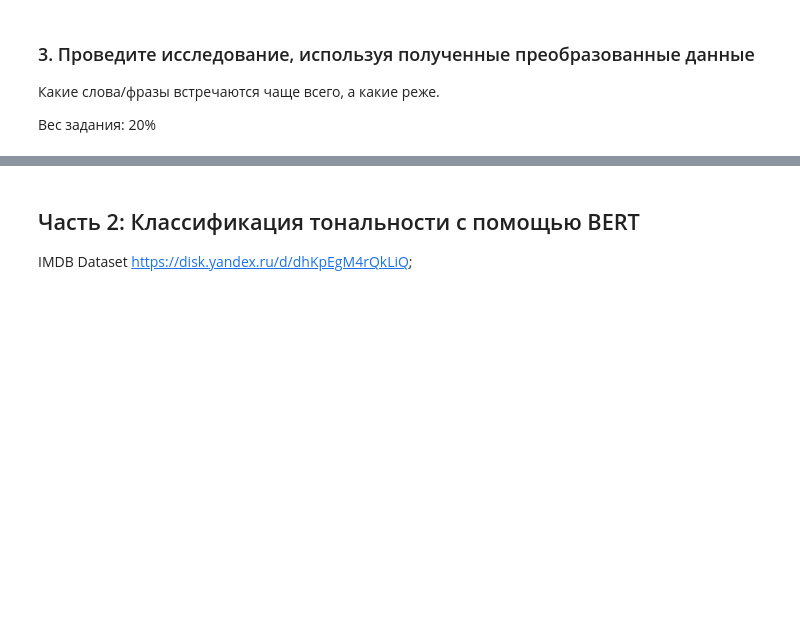
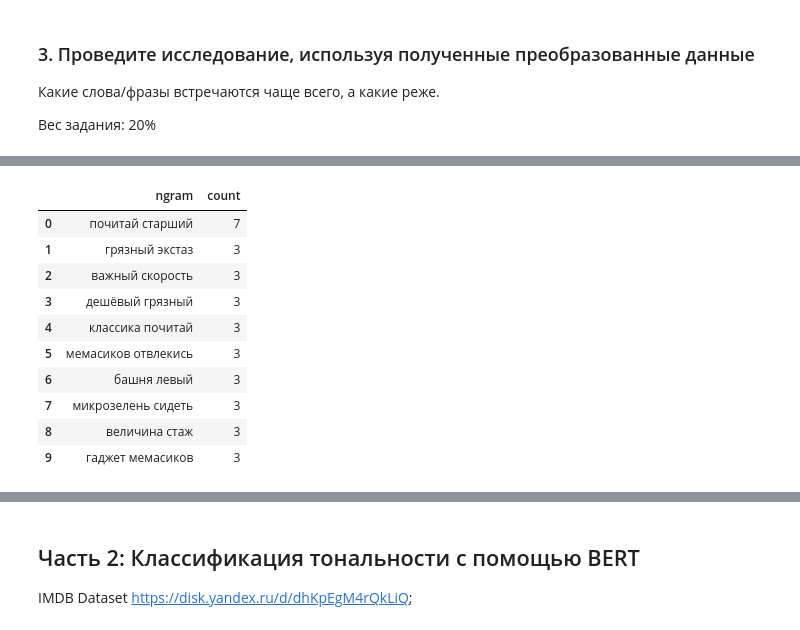
Before and after one commit to Deaacon/HW_2_2025-Roman_Dyakonov, a Jupyter notebook: solution.ipynb, the cells around one changed output, grey strips where cells are left out. Saved outputs shown, nothing was run; the diff lists cells and outputs as text; code cells hidden in the pictures; blank space fills up the shorter version.

```diff
--- a/solution.ipynb
+++ b/solution.ipynb
@@ -107,0 +167,33 @@ for i in range(tfidf_matrix.shape[0]):
+# %%
+# Отображение 10 наиболее часто встречающихся сочетаний слов
+def dummy(doc): return doc
+cv_ngram = CountVectorizer(
+    ngram_range=(2, 2),
+    tokenizer=dummy,
+    preprocessor=dummy,
+    token_pattern=None
+)
+
+ngram_matrix = cv_ngram.fit_transform(texts_lemma)
+ngram_counts = ngram_matrix.sum(axis=0).A1
+ngram_names = cv_ngram.get_feature_names_out()
+
+df = pd.DataFrame({
+    'ngram': [" ".join(name) if isinstance(name, tuple) else name for name in ngram_names],
+    'count': ngram_counts
+})
+df = df.sort_values(by='count', ascending=False)
+df = df.reset_index(drop=True)
+df.head(10)
+# %% [output]
+|  | ngram | count |
+| 0 | почитай старший | 7 |
+| 1 | грязный экстаз | 3 |
+| 2 | важный скорость | 3 |
+| 3 | дешёвый грязный | 3 |
+| 4 | классика почитай | 3 |
+| 5 | мемасиков отвлекись | 3 |
+| 6 | башня левый | 3 |
+| 7 | микрозелень сидеть | 3 |
+| 8 | величина стаж | 3 |
+| 9 | гаджет мемасиков | 3 |
```
Also changed, not shown: parts of 16 cells of this notebook.
